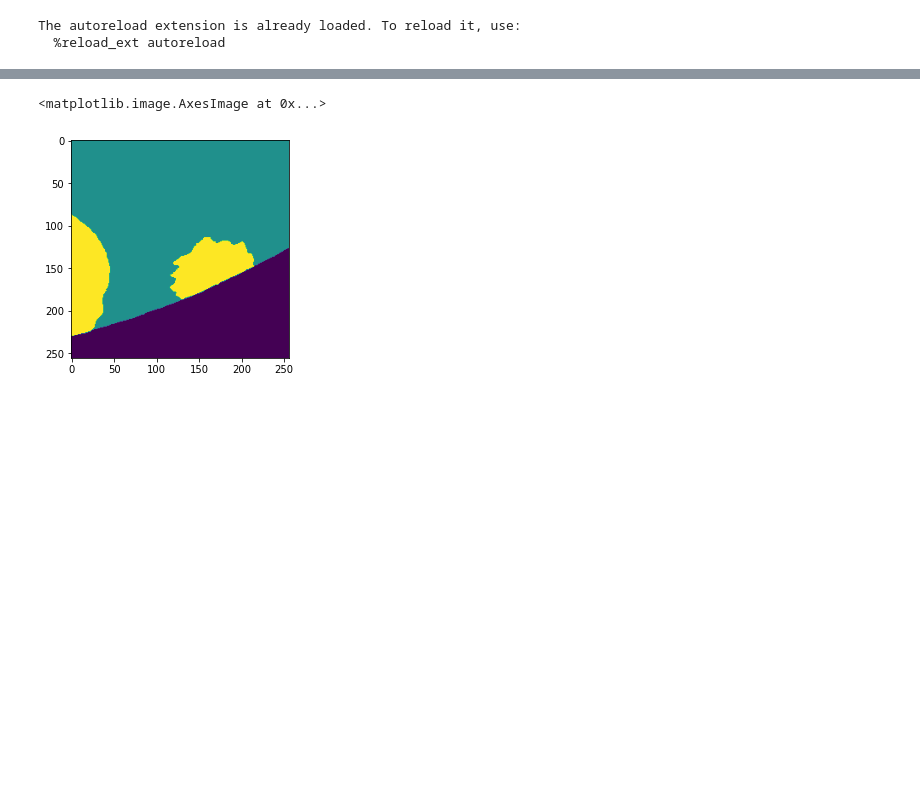
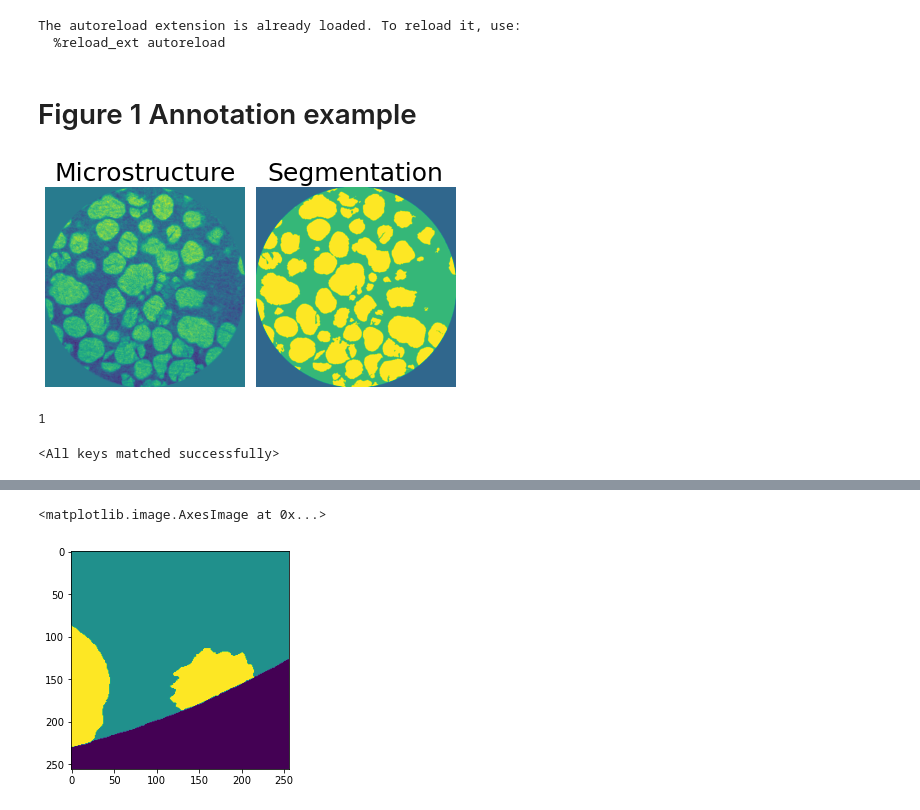
Before and after one commit to laura-rieger/segmenter, a Jupyter notebook: src/MakePresentatrion.ipynb, the cells around one changed output, grey strips where cells are left out. Cells and saved outputs as stored; diff of their text form; code cells hidden in the pictures; blank space fills up the shorter version.

```diff
--- a/src/MakePresentatrion.ipynb
+++ b/src/MakePresentatrion.ipynb
@@ -26,6 +26,8 @@ import my_data
 from utils.dice_score import dice_loss
 from evaluate import evaluate,random_cost,uncertainty_cost
 from unet import UNet
+from skimage import io
+from evaluate import uncertainty_cost
 from predict import predict_img
 import seaborn as sns
 import pickle as pkl
@@ -35,7 +37,56 @@ device = torch.device("cuda:0" if cuda else "cpu")
 config = configparser.ConfigParser()
 config.read('../config.ini');
 data_path =config['DATASET']['data_path']
+fig_path =config['PATHS']['figure_path']
+
+progress_path =config['PATHS']['progress_results']
+model_path =config['PATHS']['model_path']
 from torch.nn import functional as F
 # %% [output]
 The autoreload extension is already loaded. To reload it, use:
   %reload_ext autoreload
+# %% [markdown]
+# Figure 1 Annotation example
+# %%
+x, y, num_classes, class_dict = my_data.load_layer_data(
+        oj(config["DATASET"]["data_path"], 'lno')
+    )
+data_min, data_max = np.min(x[:-4]), np.max(x[:-4])
+x = (x - data_min) / (data_max - data_min)
+# %%
+idx =1
+whole_img = np.concatenate([np.concatenate([x[idx, 0], x[idx + 6,0]], axis=1), np.concatenate([x[idx+18,0], x[idx+12,0]], axis=1)], axis=0)
+whole_binary = np.concatenate([np.concatenate([y[idx], y[idx + 6]], axis=1), np.concatenate([y[idx+18], y[idx+12]], axis=1)], axis=0)
+fig, axes  = plt.subplots(ncols =2)
+axes[0].axis('off')
+axes[0].set_title("Microstructure", fontsize= 25)
+axes[1].set_title("Segmentation", fontsize= 25)
+axes[0].imshow(whole_img)
+axes[1].axis('off')
+
+axes[1].imshow(whole_binary+1, vmin =0, vmax =3)
+plt.tight_layout()
+fig.savefig(oj(fig_path, 'whole_img.png'))
+fig.savefig(oj(fig_path, 'whole_img.pdf'))
+# %% [output]
+[figure, added]
+# %%
+(whole_binary+1).min()
+# %% [output]
+1
+# %%
+# now focus on a hard part
+# load a network for the full figure
+fnames = sorted([oj(config['PATHS']['model_path'] , fname) for fname in os.listdir(config['PATHS']['model_path'] ) if "pkl" in fname])
+results_list = [pd.Series(pkl.load(open(fname, "rb"))) for fname in (fnames)]
+
+results = pd.concat(results_list, axis=1).T.infer_objects()
+
+results.experiment_name.unique()
+results['best_val_score'] = [max(x) for x in results.val_scores]
+results=results[results.experiment_name == "BaselineFullDataset"]
+results = results.reset_index()
+net = UNet(n_channels=1, n_classes=results.num_classes[0], bilinear=results.bilinear[0]).to(device=device)
+net.load_state_dict(torch.load(oj(model_path, results.iloc[0].file_name+".pt")))
+# %% [output]
+<All keys matched successfully>
```
Also changed, not shown: parts of 29 cells of this notebook, 9 other files.
